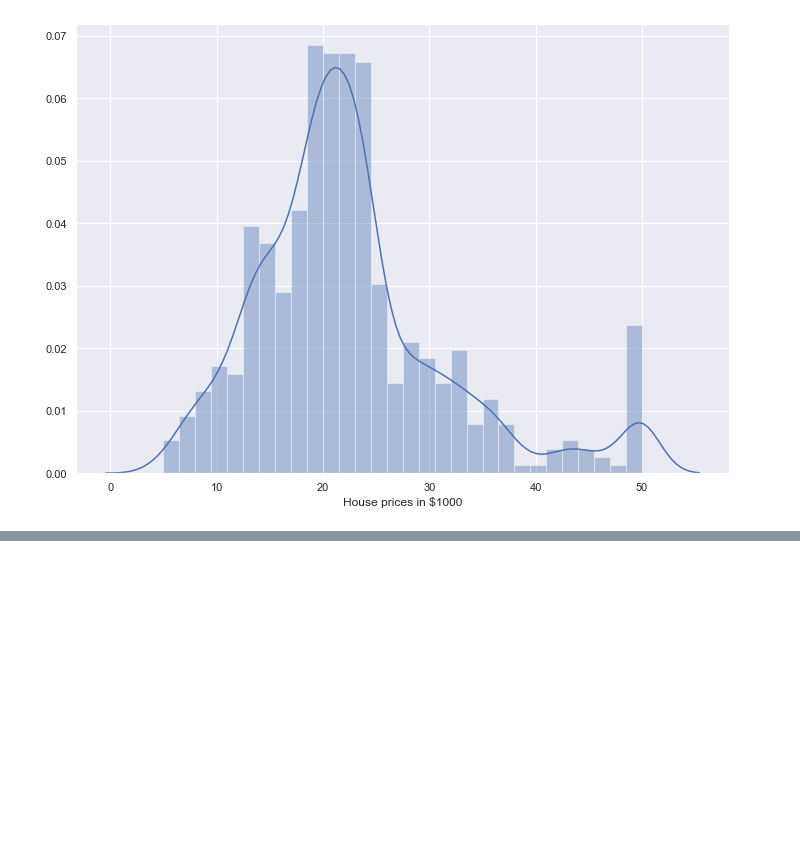
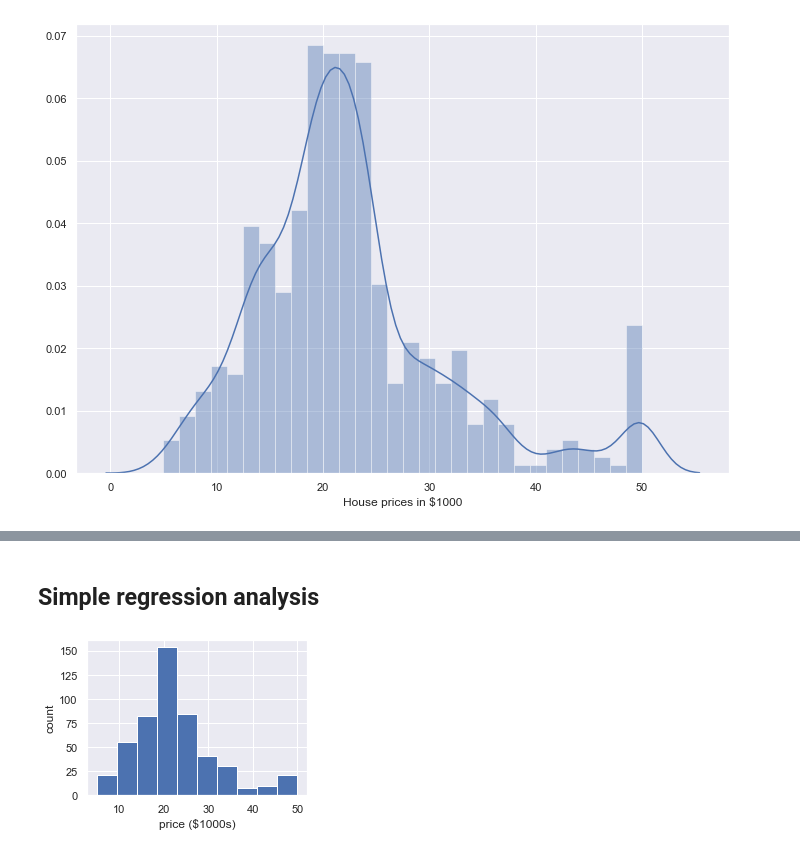
Before and after one commit to eamonnofarrell/Machine-Learning-Assessment2019, a Jupyter notebook: Machine-Learning-Assignment.ipynb, the cells around one changed output, grey strips where cells are left out. Saved outputs shown, nothing was run; the diff lists cells and outputs as text; code cells hidden in the pictures; blank space fills up the shorter version.

```diff
--- a/Machine-Learning-Assignment.ipynb
+++ b/Machine-Learning-Assignment.ipynb
@@ -146,0 +181,11 @@ Warnings:
+# %% [markdown]
+## Simple regression analysis
+# %%
+import matplotlib.pyplot as plt
+plt.figure(figsize=(4, 3))
+plt.hist(data.Price)
+plt.xlabel('price ($1000s)')
+plt.ylabel('count')
+plt.tight_layout()
+# %% [output]
+[figure, added]
```
Also changed, not shown: parts of 13 cells of this notebook.
